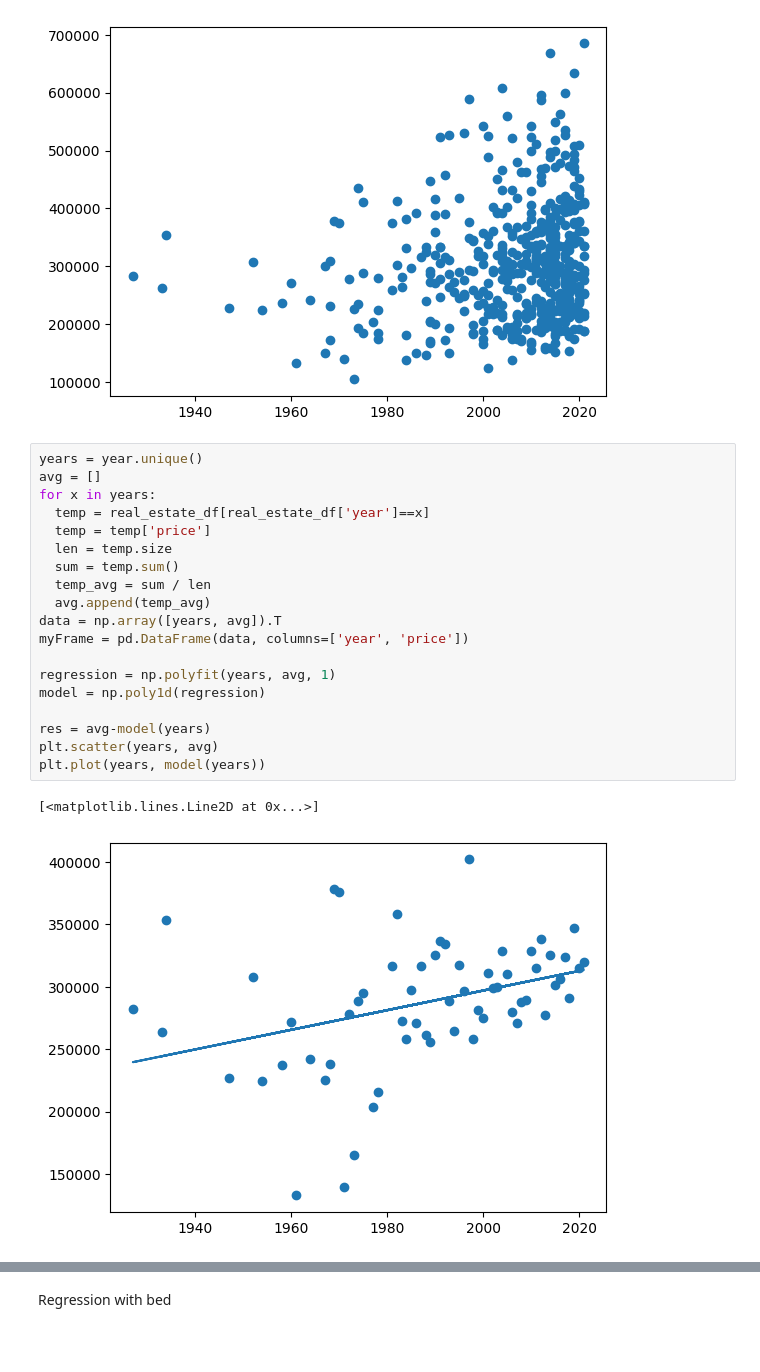
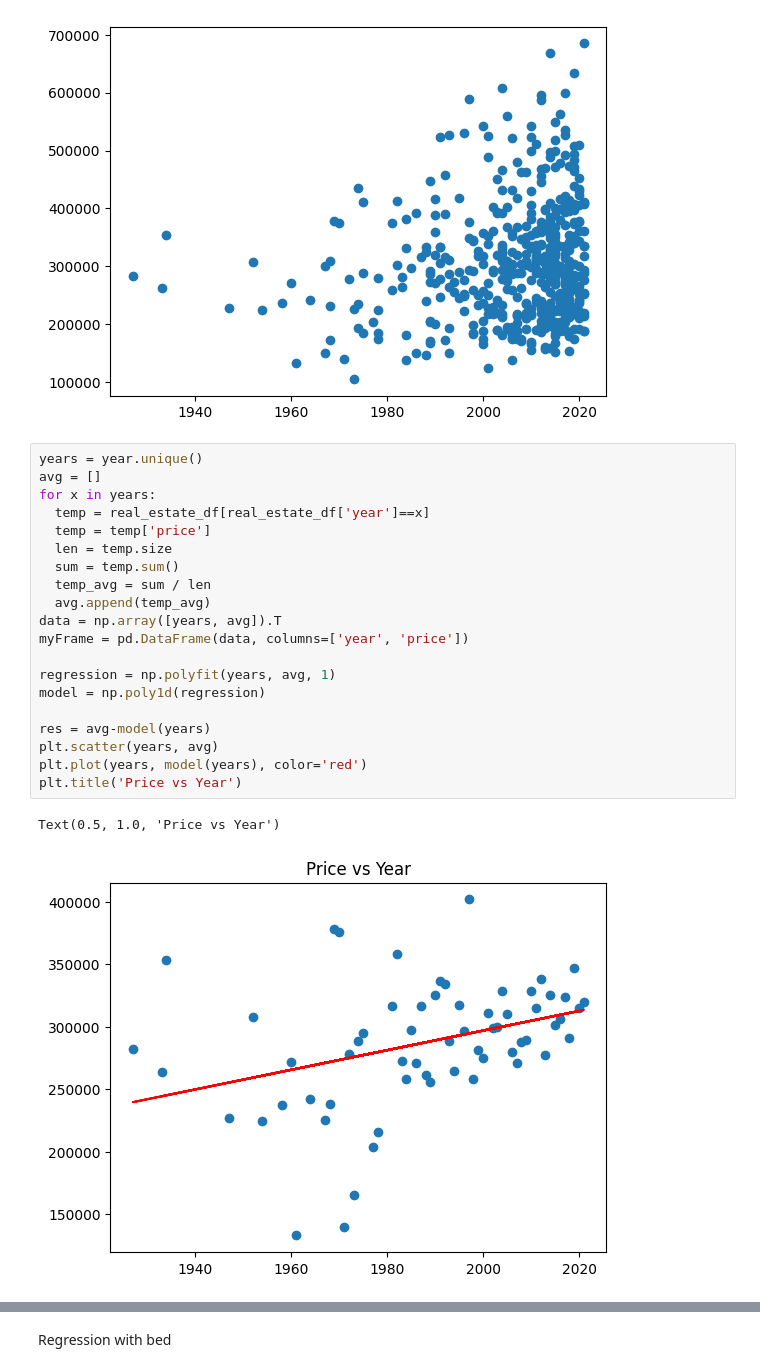
Before and after one commit to DavMark2909/hw6, a Jupyter notebook: HW6-2 copy.ipynb, the cells around one changed output, grey strips where cells are left out. Cells and saved outputs as stored; diff of their text form; blank space fills up the shorter version.

```diff
--- a/HW6-2 copy.ipynb
+++ b/HW6-2 copy.ipynb
@@ -48,25 +48,26 @@ Name: price, Length: 500, dtype: float64
 # %%
 years = year.unique()
 avg = []
 for x in years:
   temp = real_estate_df[real_estate_df['year']==x]
   temp = temp['price']
   len = temp.size
   sum = temp.sum()
   temp_avg = sum / len
   avg.append(temp_avg)
 data = np.array([years, avg]).T
 myFrame = pd.DataFrame(data, columns=['year', 'price'])
 
 regression = np.polyfit(years, avg, 1)
 model = np.poly1d(regression)
 
 res = avg-model(years)
 plt.scatter(years, avg)
-plt.plot(years, model(years))
+plt.plot(years, model(years), color='red')
+plt.title('Price vs Year')
 # %% [output]
-[<matplotlib.lines.Line2D at 0x...>]
+Text(0.5, 1.0, 'Price vs Year')
-[figure, old version]
+[figure, new version]
 # %%
 # generating data for the future
 max= 2021
```
Also changed, not shown: parts of 6 cells of this notebook.
